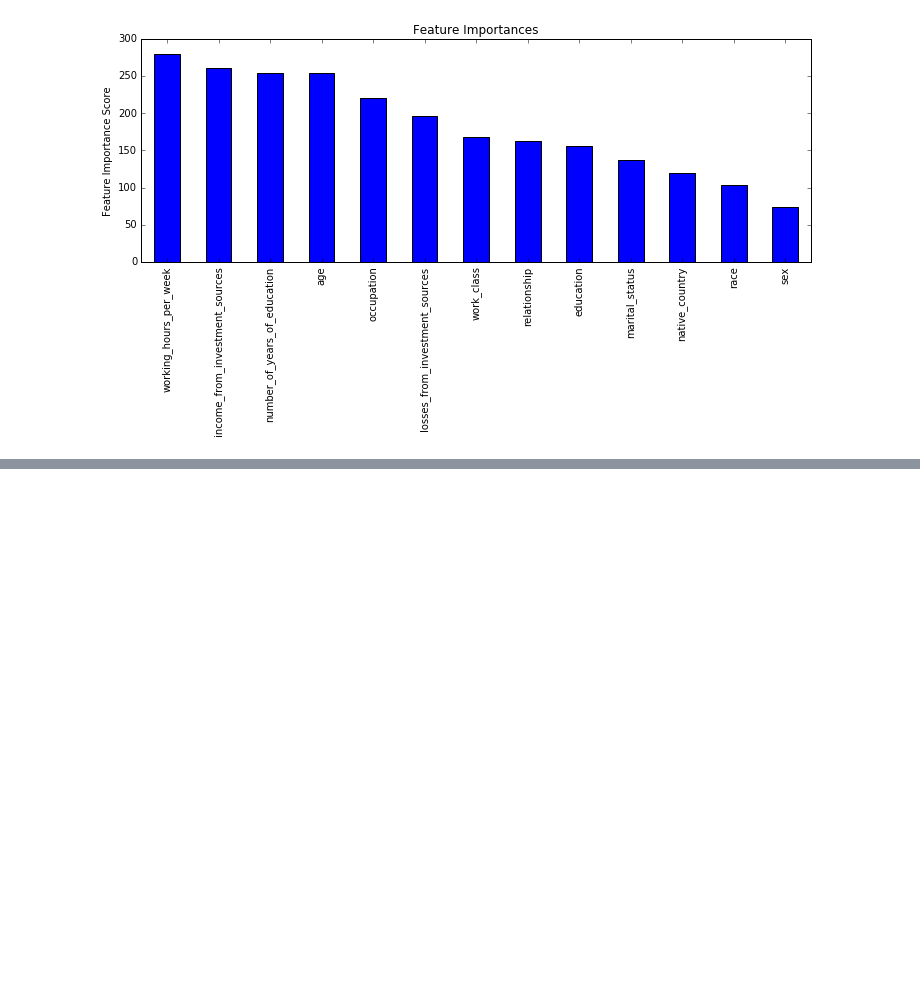
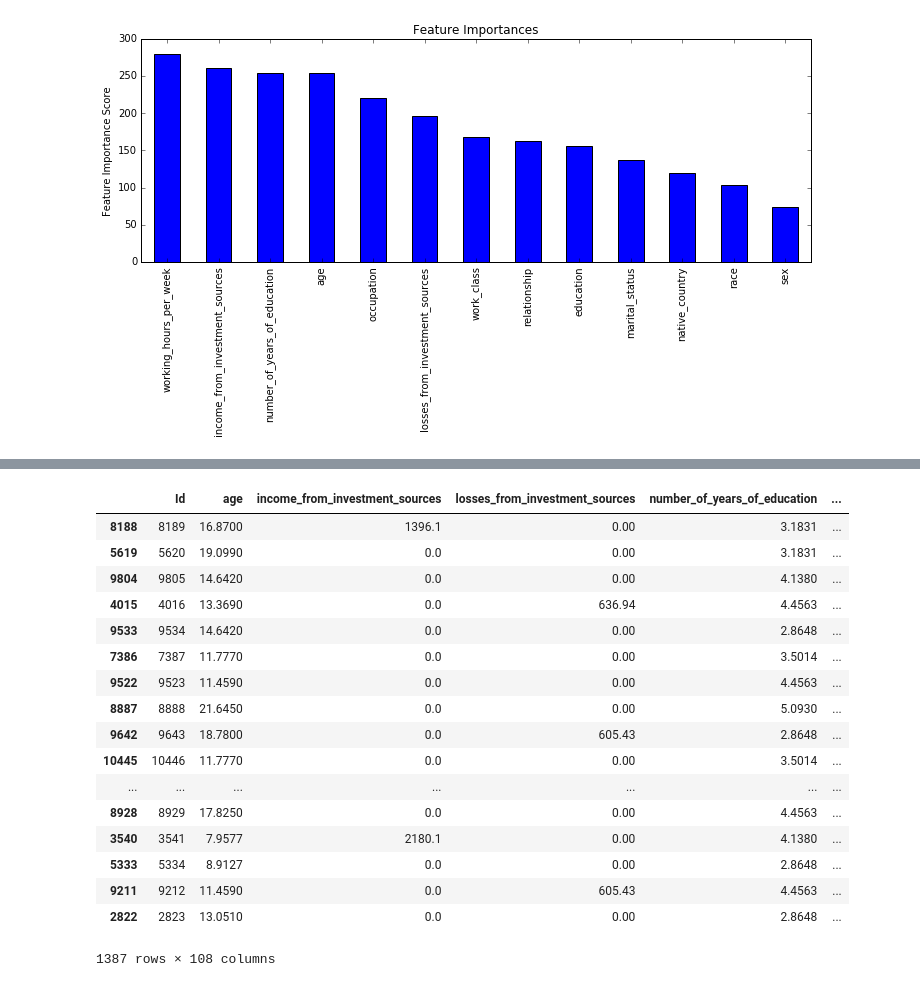
Before and after one commit to JihongJu/jaggle, a Jupyter notebook: Final-Assignment-IN4320/src/demo_xgb.ipynb, the cells around one changed output, grey strips where cells are left out. Saved outputs shown, nothing was run; the diff lists cells and outputs as text; code cells hidden in the pictures; blank space fills up the shorter version.

```diff
--- a/Final-Assignment-IN4320/src/demo_xgb.ipynb
+++ b/Final-Assignment-IN4320/src/demo_xgb.ipynb
@@ -142,0 +519,21 @@ test_pred.to_csv('../data/tune_1', columns=['Id','Prediction'], \
+# %%
+test_pred.loc[test_pred['predprob']>0.5]
+# %% [output]
+|  | Id | age | income_from_investment_sources | losses_from_investment_sources | number_of_years_of_education | ... |
+| 8188 | 8189 | 16.8700 | 1396.1 | 0.00 | 3.1831 | ... |
+| 5619 | 5620 | 19.0990 | 0.0 | 0.00 | 3.1831 | ... |
+| 9804 | 9805 | 14.6420 | 0.0 | 0.00 | 4.1380 | ... |
+| 4015 | 4016 | 13.3690 | 0.0 | 636.94 | 4.4563 | ... |
+| 9533 | 9534 | 14.6420 | 0.0 | 0.00 | 2.8648 | ... |
+| 7386 | 7387 | 11.7770 | 0.0 | 0.00 | 3.5014 | ... |
+| 9522 | 9523 | 11.4590 | 0.0 | 0.00 | 4.4563 | ... |
+| 8887 | 8888 | 21.6450 | 0.0 | 0.00 | 5.0930 | ... |
+| 9642 | 9643 | 18.7800 | 0.0 | 605.43 | 2.8648 | ... |
+| 10445 | 10446 | 11.7770 | 0.0 | 0.00 | 3.5014 | ... |
+| ... | ... | ... | ... | ... | ... | ... |
+| 8928 | 8929 | 17.8250 | 0.0 | 0.00 | 4.4563 | ... |
+| 3540 | 3541 | 7.9577 | 2180.1 | 0.00 | 4.1380 | ... |
+| 5333 | 5334 | 8.9127 | 0.0 | 0.00 | 2.8648 | ... |
+| 9211 | 9212 | 11.4590 | 0.0 | 605.43 | 4.4563 | ... |
+| 2822 | 2823 | 13.0510 | 0.0 | 0.00 | 2.8648 | ... |
+1387 rows × 108 columns
```
Also changed, not shown: parts of 20 cells of this notebook, 46 other files.
